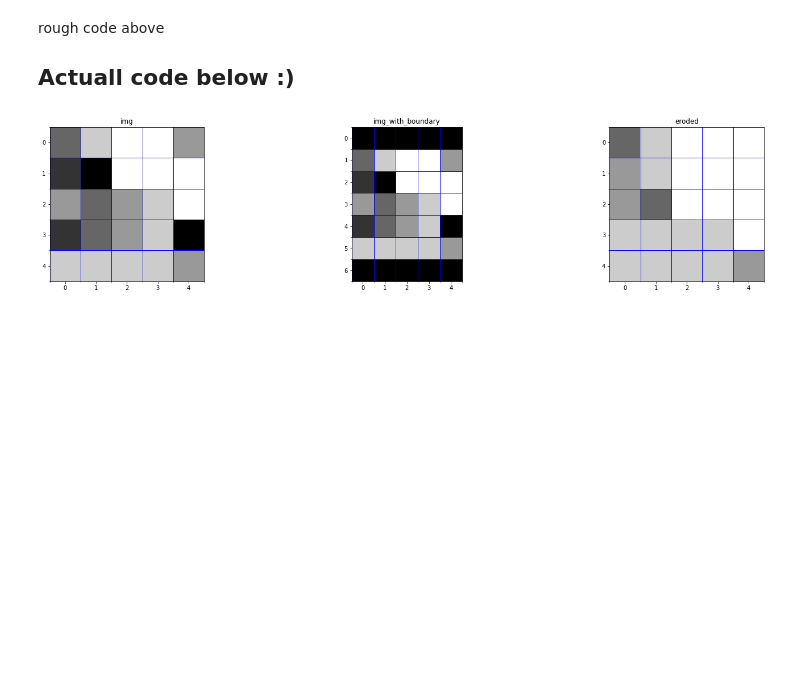
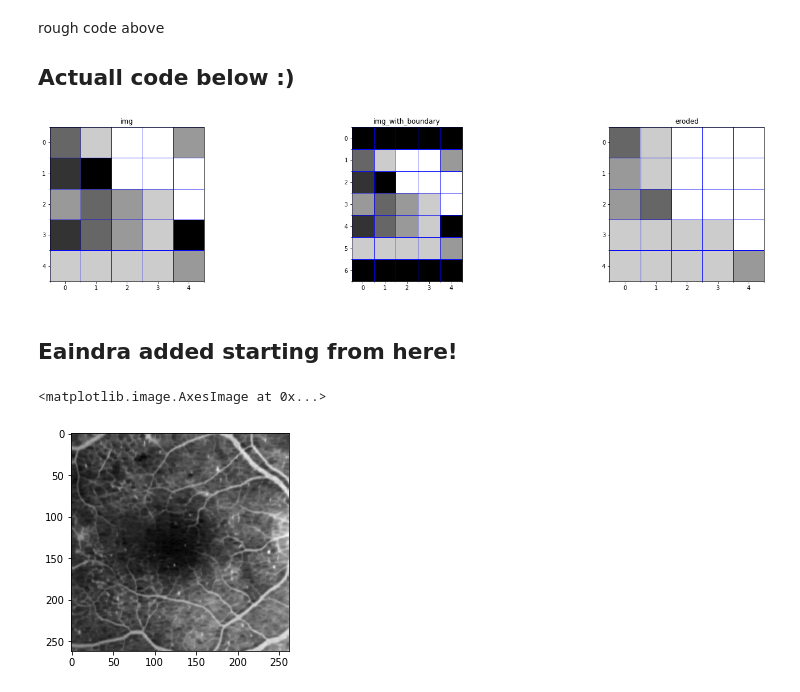
Before and after one commit to digggy/CA-CS-802_Image-Processing, a Jupyter notebook: assignment-1/ip_assignment1.ipynb, the cells around one changed output. Saved outputs shown, nothing was run; the diff lists cells and outputs as text; code cells hidden in the pictures; blank space fills up the shorter version.

```diff
--- a/assignment-1/ip_assignment1.ipynb
+++ b/assignment-1/ip_assignment1.ipynb
@@ -286,3 +307,12 @@ def dilation():
 dilation()
 # %% [output]
 [figure]
+# %% [markdown]
+## Eaindra added starting from here!
+# %%
+my_data = genfromtxt('ef3_e2.txt', delimiter=',').astype(int)
+max_val=np.max(my_data)
+plt.imshow(my_data, cmap='gray',vmin=0,vmax=max_val)
+# %% [output]
+<matplotlib.image.AxesImage at 0x...>
+[figure, added]
```
Also changed, not shown: parts of 12 cells of this notebook, 13 other files.
